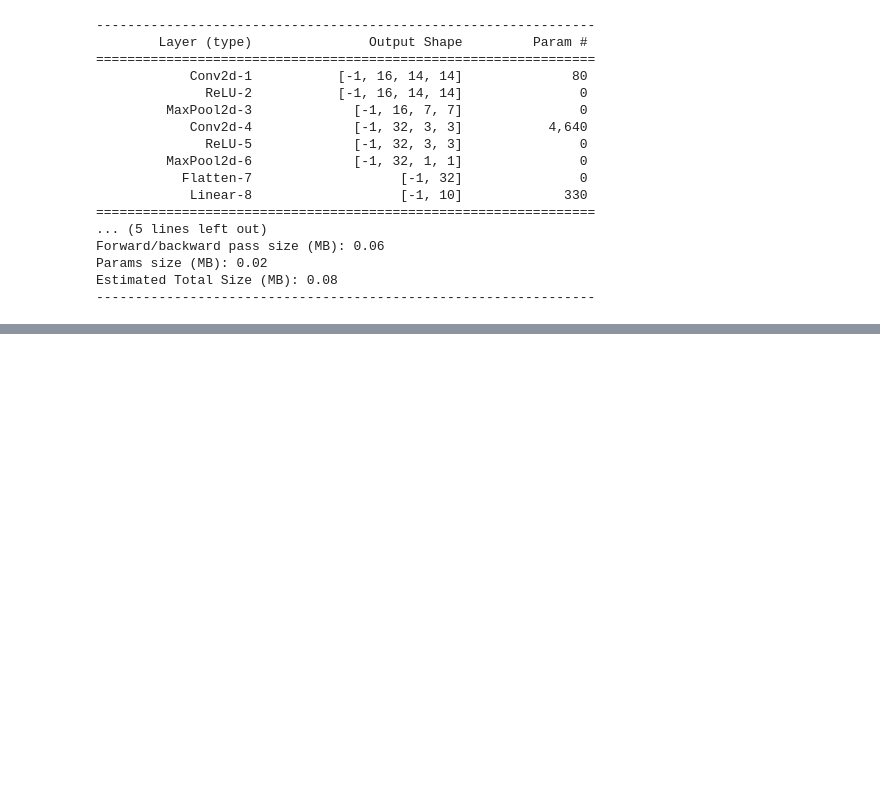
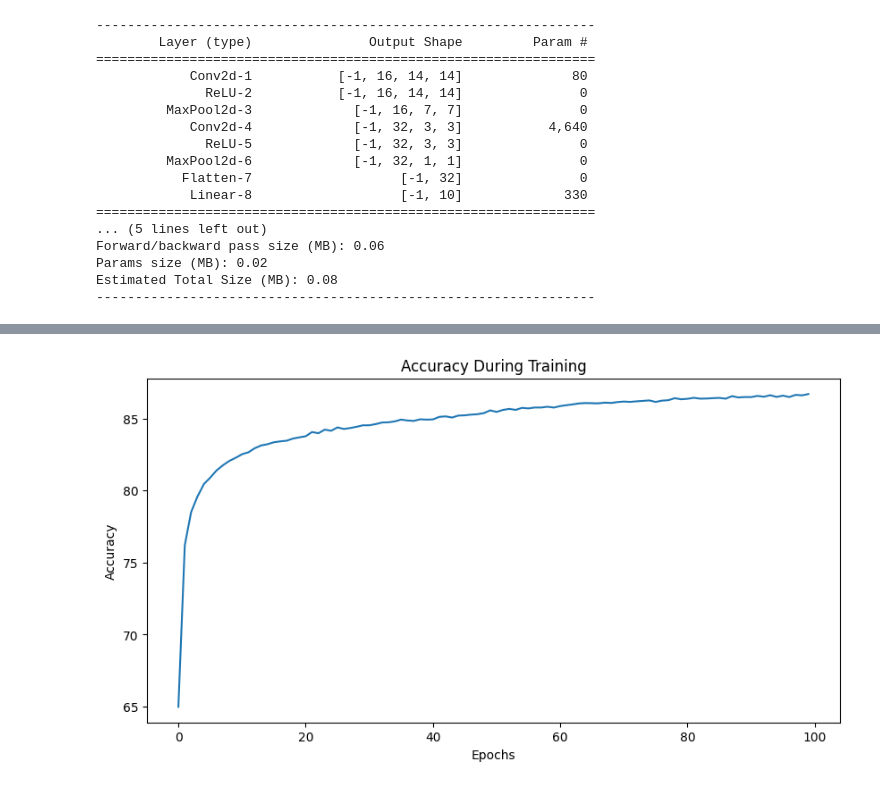
Before and after one commit to Qamil-Mirza/My-Data-Projects, a Jupyter notebook: fashion-mnist/main.ipynb, the cells around one changed output, grey strips where cells are left out. Saved outputs shown, nothing was run; the diff lists cells and outputs as text; code cells hidden in the pictures; blank space fills up the shorter version.

```diff
--- a/fashion-mnist/main.ipynb
+++ b/fashion-mnist/main.ipynb
@@ -154,3 +169,13 @@ plt.show()
+# %%
+# plot accuracy
+plt.figure(figsize=(10, 5))
+plt.plot(acc_per_epoch, label='accuracy')
+plt.title("Accuracy During Training")
+plt.ylabel('Accuracy')
+plt.xlabel("Epochs")
+plt.show()
+# %% [output]
+[figure, added]
 # %%
 # Evaluate the model
 model.eval()
```
Also changed, not shown: parts of 13 cells of this notebook, 1 other file.
